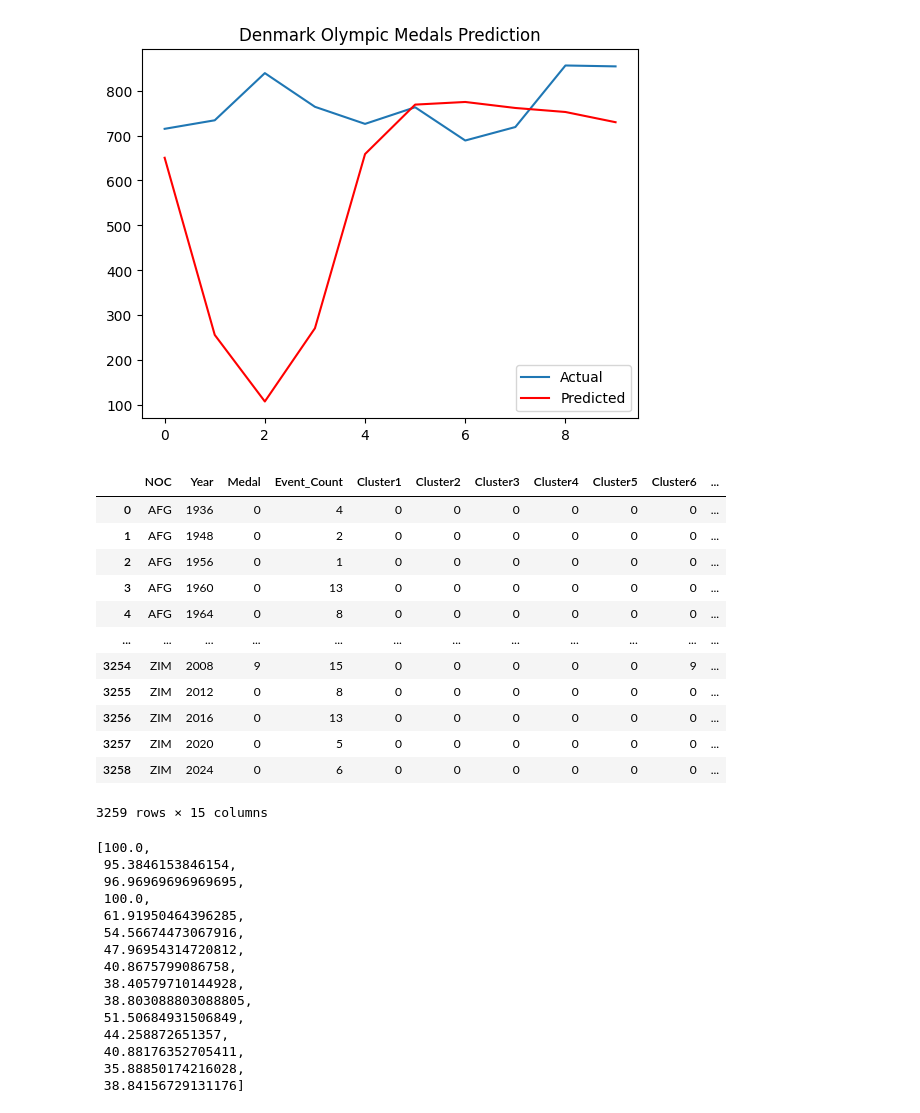
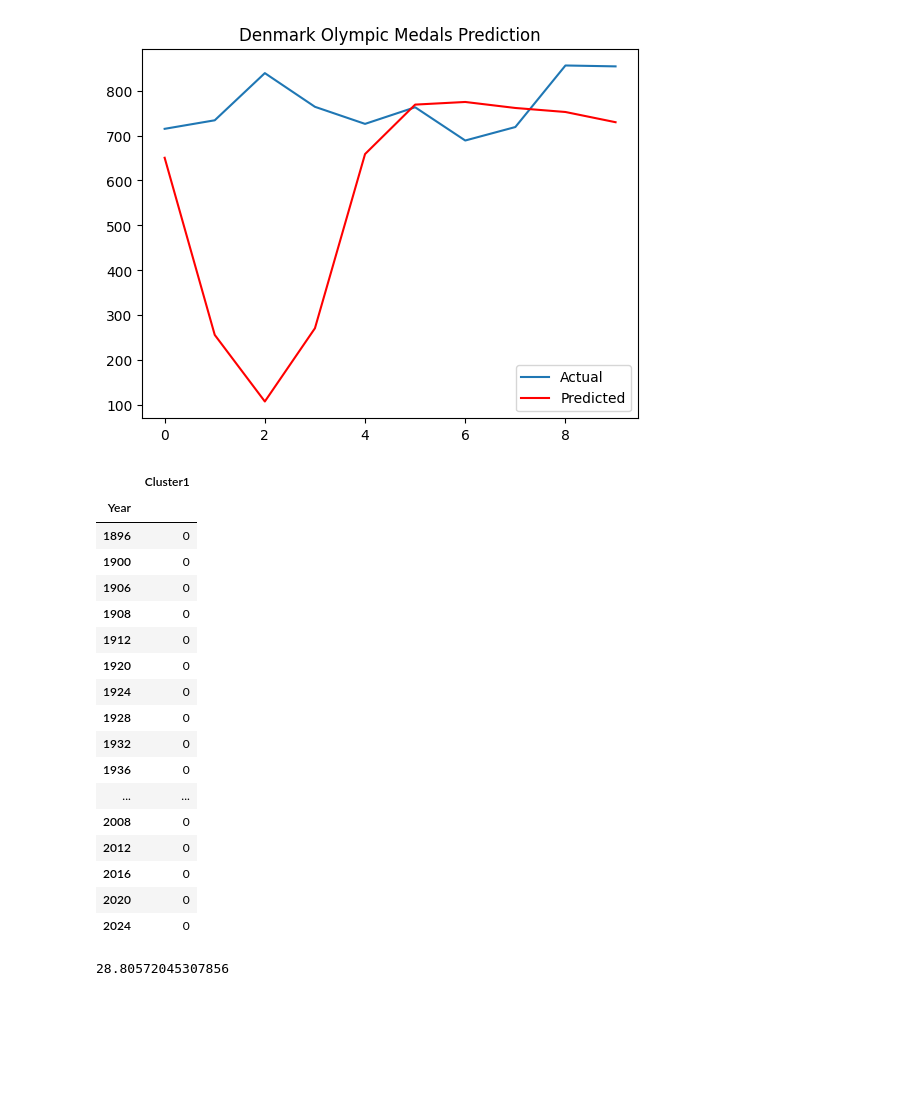
Before and after one commit to cynthiaWEpicCoder/MCM, a Jupyter notebook: ARIMAnew.ipynb, the cells around one changed output. Cells and saved outputs as stored; diff of their text form; code cells hidden in the pictures; blank space fills up the shorter version.

```diff
--- a/ARIMAnew.ipynb
+++ b/ARIMAnew.ipynb
@@ -89,64 +86,75 @@ predicted=729.724, expected=854.000
 Test RMSE: 323.914
 [figure]
 # %%
-import pandas as pd
 data = pd.read_csv('finalData.csv',index_col=0)
-data = data.fillna(0)
-data
-# %% [output]
-|  | NOC | Year | Medal | Event_Count | Cluster1 | Cluster2 | Cluster3 | Cluster4 | Cluster5 | Cluster6 | ... |
-| 0 | AFG | 1936 | 0 | 4 | 0 | 0 | 0 | 0 | 0 | 0 | ... |
-| 1 | AFG | 1948 | 0 | 2 | 0 | 0 | 0 | 0 | 0 | 0 | ... |
-| 2 | AFG | 1956 | 0 | 1 | 0 | 0 | 0 | 0 | 0 | 0 | ... |
-| 3 | AFG | 1960 | 0 | 13 | 0 | 0 | 0 | 0 | 0 | 0 | ... |
-| 4 | AFG | 1964 | 0 | 8 | 0 | 0 | 0 | 0 | 0 | 0 | ... |
-| ... | ... | ... | ... | ... | ... | ... | ... | ... | ... | ... | ... |
-| 3254 | ZIM | 2008 | 9 | 15 | 0 | 0 | 0 | 0 | 0 | 9 | ... |
-| 3255 | ZIM | 2012 | 0 | 8 | 0 | 0 | 0 | 0 | 0 | 0 | ... |
-| 3256 | ZIM | 2016 | 0 | 13 | 0 | 0 | 0 | 0 | 0 | 0 | ... |
-| 3257 | ZIM | 2020 | 0 | 5 | 0 | 0 | 0 | 0 | 0 | 0 | ... |
-| 3258 | ZIM | 2024 | 0 | 6 | 0 | 0 | 0 | 0 | 0 | 0 | ... |
-3259 rows × 15 columns
 # %%
 def timeSeries(noc, col):
     """
     Extracts a time series for a specific NOC (country) and a specified column.
 
     Parameters:
     - noc (str): The National Olympic Committee (NOC) code to filter by.
     - col (str): The column name whose values are to be extracted as a time series.
 
     Returns:
     - pd.Series: A time series indexed by year with the values from the specified column.
     """
     # Filter the data for the specified NOC
     filtered_data = data[data['NOC'] == noc]
 
     # Extract the time series
     if col in filtered_data.columns:
         time_series = filtered_data[['Year', col]].set_index('Year')
         return time_series
     else:
         raise ValueError(f"Column '{col}' does not exist in the dataset.")
 
 # Example usage of the function for NOC "AFG" and column "Medal"
-example_time_series = timeSeries("CHN", "Male_Percentage")
-list(example_time_series['Male_Percentage'])
+series = timeSeries("DEN", "Cluster1")
+series
 # %% [output]
-[100.0,
- 95.3846153846154,
- 96.96969696969695,
- 100.0,
- 61.91950464396285,
- 54.56674473067916,
- 47.96954314720812,
- 40.8675799086758,
- 38.40579710144928,
- 38.803088803088805,
- 51.50684931506849,
- 44.258872651357,
- 40.88176352705411,
- 35.88850174216028,
- 38.84156729131176]
+|  | Cluster1 |
+| Year |  |
+| 1896 | 0 |
+| 1900 | 0 |
+| 1906 | 0 |
+| 1908 | 0 |
+| 1912 | 0 |
+| 1920 | 0 |
+| 1924 | 0 |
+| 1928 | 0 |
+| 1932 | 0 |
+| 1936 | 0 |
+| ... | ... |
+| 2008 | 0 |
+| 2012 | 0 |
+| 2016 | 0 |
+| 2020 | 0 |
+| 2024 | 0 |
+# %%
+def checkParam(p, d, q, noc, factor):
+    series = timeSeries(noc, factor)
+    # split into train and test sets
+    X = series[factor]
+    train_size = int(len(X) * 0.70)
+    train, test = X[:train_size], X[train_size:]
+    history = list(train)
+    #print(history)
+    predictions = []
+    model = ARIMA(history, order=(p, d, q))  # ARIMA(p=5, d=1, q=0)
+    model_fit = model.fit()
+    for t in test.keys():
+        yhat = model_fit.forecast()[0]
+        predictions.append(yhat)
+        #print(test)
+        obs = test[t]
+        history.append(obs)
+        model_fit = model.fit()
+    # evaluate rmse
+    rmse = sqrt(mean_squared_error(test, predictions))
+    return rmse
+print(checkParam(4,2,3,"DEN","Male_Percentage"))
+# %% [output]
+28.80572045307856
 # %%
 
```
Also changed, not shown: parts of 3 cells of this notebook.
